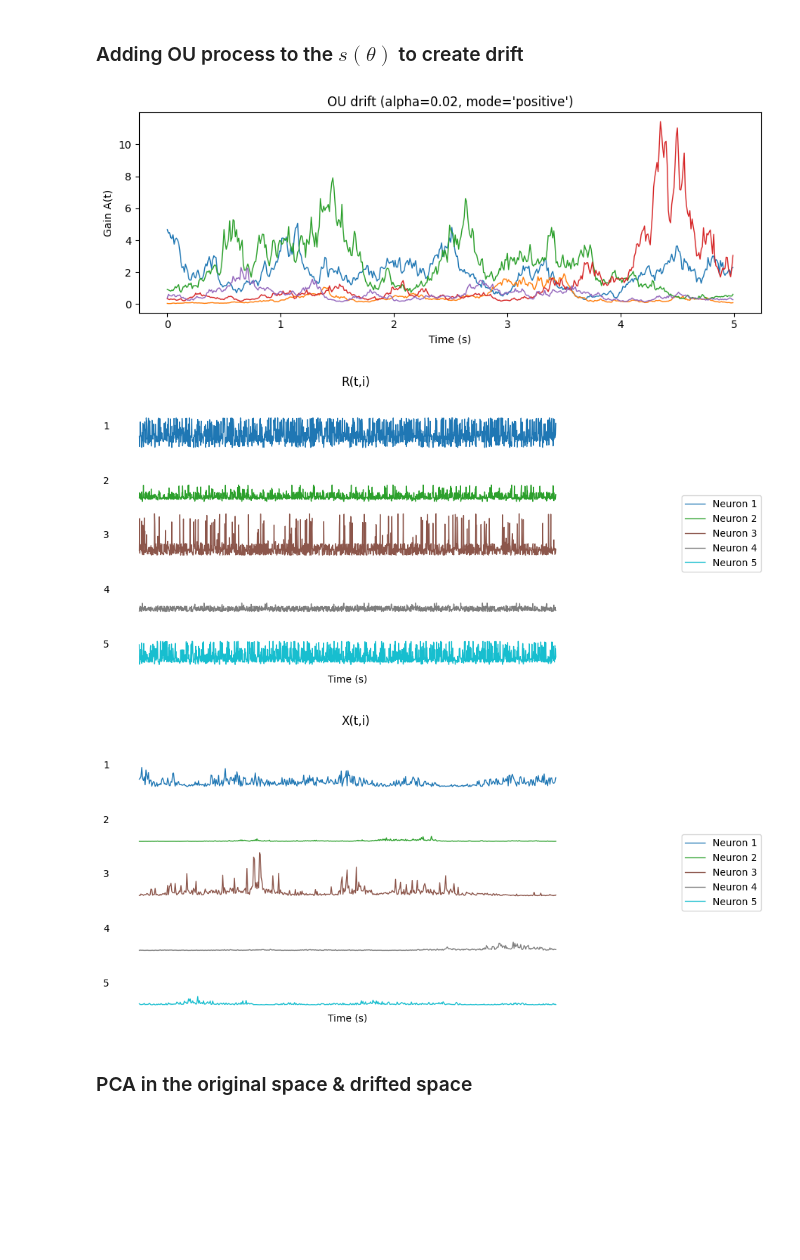
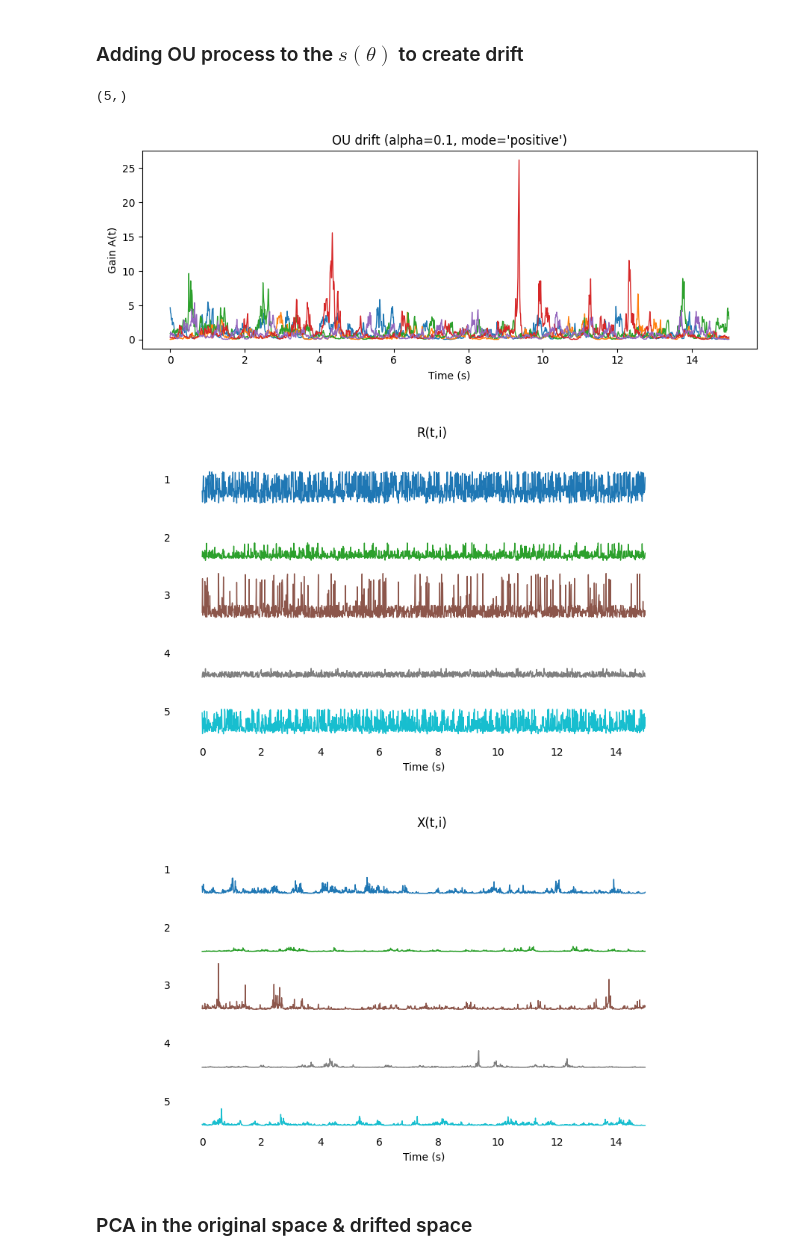
Before and after one commit to neuralalgorithms/representational-drift, a Jupyter notebook: OU_process.ipynb, the cells around one changed output. Drawn from its saved outputs; the diff is of its cells as text; code cells hidden in the pictures; blank space fills up the shorter version.

Commit message:
complete initial step of drift simulation; four parts: 1 draw theta from Von Mises; 2 Gaussian process of s(\theta); 3 applying OU process; 4 align PC space between R and X

```diff
--- a/OU_process.ipynb
+++ b/OU_process.ipynb
@@ -138,9 +49,9 @@ def sample_gp_tuning_functions(
     Kxx = periodic_rbf_kernel(th, th, length_scale=length_scale, variance=variance)
     L = np.linalg.cholesky(Kxx + 1e-6 * np.eye(n_bins))  # jitter for stability
 
-    Z = rng.standard_normal((n_bins, K))     # (M, K)
+    Z = rng.standard_normal((n_bins, K))     # (n_bins, K)
     mean_arr = np.broadcast_to(np.asarray(mean, float), (n_bins,))
-    F = mean_arr[:, None] + L @ Z            # raw GP samples (M, K)
+    F = mean_arr[:, None] + L @ Z            # raw GP samples (n_bins, K)
 
     if transform == "relu":
         S = np.maximum(F, 0.0)
@@ -151,18 +62,20 @@ def sample_gp_tuning_functions(
     else:
         S = F
 
-    return th, S.T                           # (K, M)
+    return th, S.T                           # (K, n_bins)
 
-def evaluate_tuning_at_angles(S, th_grid, theta_t):
+def evaluate_tuning_at_angles(S, n_bins_array, theta_t):
     """
-    S: (K, M), th_grid: (M,), theta_t: (T,)
+    S: (K, n_bins),
+    n_bins: (n_bins,),
+    theta_t: (T,)
     Returns R: (T, K)  (linear interpolation on circle)
     """
-    M = th_grid.size
-    dtheta = TAU / M
+    num_bins = n_bins_array.size
+    dtheta = TAU / num_bins
     x = wrap_angle(theta_t) / dtheta  # fractional index
-    i0 = np.floor(x).astype(int) % M
-    i1 = (i0 + 1) % M
+    i0 = np.floor(x).astype(int) % num_bins
+    i1 = (i0 + 1) % num_bins
     w = x - np.floor(x)
     return (1 - w)[:, None] * S[:, i0].T + w[:, None] * S[:, i1].T
 
@@ -241,13 +154,13 @@ mean = 0.0
 transform="softplus"
 gp_seed= 2
 # %%
-th_grid, S = sample_gp_tuning_functions(
+n_bins_array, S = sample_gp_tuning_functions(
         K=K, n_bins=n_bins, length_scale=length_scale, variance=variance,
         mean=mean, transform=transform, seed=gp_seed)
 
-R = evaluate_tuning_at_angles(S, th_grid, theta) # (T, k)
+R = evaluate_tuning_at_angles(S, n_bins_array, theta) # (T, k)
 
-plot_tuning_curves(th_grid, S, n_show=K)
+plot_tuning_curves(n_bins_array, S, n_show=K)
 # %% [output]
 [figure]
 # %% [markdown]
@@ -292,7 +205,7 @@ def ou_drift(T, K, alpha=0.01, seed=None, A0=None, mode="signed"):
 
 def plot_ou_drift(t, A, alpha, mode):
     fig, ax = plt.subplots(figsize=(9, 3.6))
-    for i in range(min(6, A.shape[1])):
+    for i in range( A.shape[1]):
         ax.plot(t, A[:, i], linewidth=1.0)
     ax.set_xlabel("Time (s)")
     ax.set_ylabel("Gain A(t)")
@@ -310,7 +223,7 @@ def plot_neurons_lineplot(t, R, ylabel="Neuron", title="R(t,i)"):
         ylabel: y-axis label base
         title: plot title
     """
-    n_neurons = min(6, R.shape[1])  # Plot up to 6 neurons
+    n_neurons = R.shape[1]
     colors = plt.cm.tab10(np.linspace(0, 1, n_neurons))  # Get n_neurons distinct colors
 
     # Calculate global y-axis limits for consistency
@@ -336,7 +249,7 @@ def plot_neurons_lineplot(t, R, ylabel="Neuron", title="R(t,i)"):
         # Remove all spines and ticks
         for spine in axs[i].spines.values():
             spine.set_visible(False)
-        axs[i].tick_params(left=False, labelleft=False, bottom=False, labelbottom=False)
+        axs[i].tick_params(left=False, labelleft=False, bottom=False)
 
         # Add minimal y-label
         axs[i].text(-0.02, 0.5, f'{i+1}', transform=axs[i].transAxes,
@@ -351,24 +264,29 @@ def plot_neurons_lineplot(t, R, ylabel="Neuron", title="R(t,i)"):
     # Adjust spacing
     plt.subplots_adjust(hspace=0.05, right=0.85)
     plt.show()
+# %%
+print(np.shape(R[-1,:]))
+# %% [output]
+(5,)
 # %%
-alpha = 0.02
+alpha = 0.1
 ou_seed = 3
 
-A = ou_drift(T=500, K=K, alpha=alpha, seed=ou_seed, mode="positive")
+A = ou_drift(T=T, K=K, alpha=alpha, seed=ou_seed, mode="positive", A0 = R[-1,:])
+
 
 # X_t = A_t @ s(\theta_t)
-X = A * R[T-500:T, :]
+X = A * R
 
 # visualization
 
-plot_ou_drift(t[:500], A, alpha, mode="positive")
+plot_ou_drift(t, A, alpha, mode="positive")
 plot_neurons_lineplot(t, R)
-plot_neurons_lineplot(t[T-500:T], X, title = "X(t,i)")
+plot_neurons_lineplot(t, X, title = "X(t,i)")
 # %% [output]
-[figure, old version]
+[figure, new version]
-[figure, old version]
+[figure, new version]
-[figure, old version]
+[figure, new version]
 # %% [markdown]
 ### PCA in the original space & drifted space
 # %%
```
Also changed, not shown: parts of 12 cells of this notebook.
